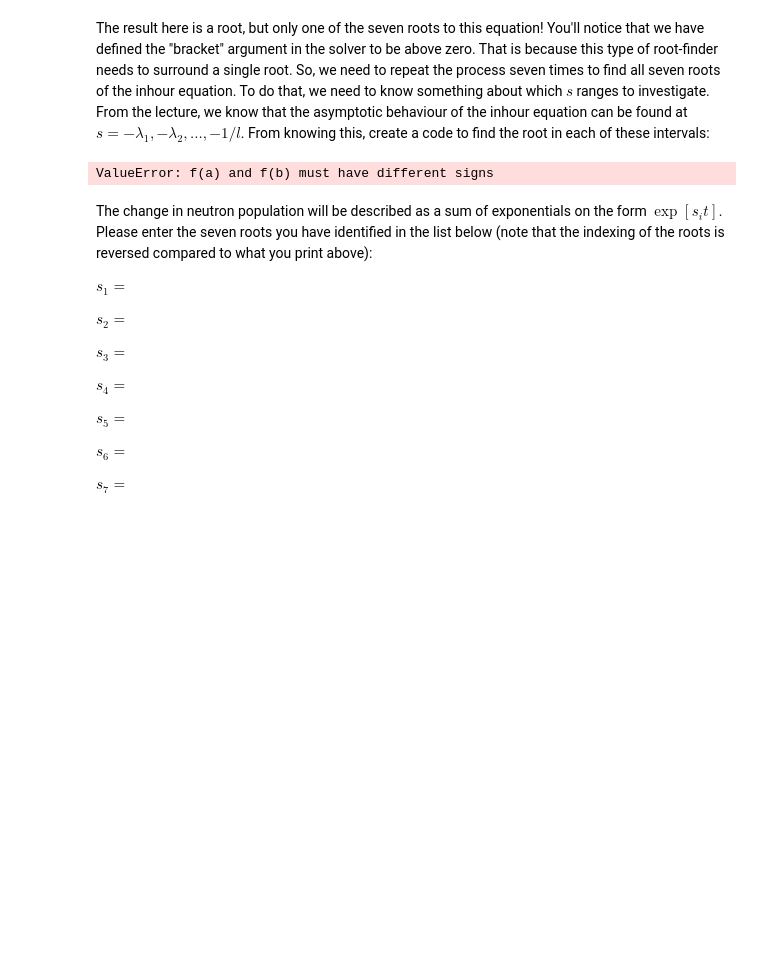
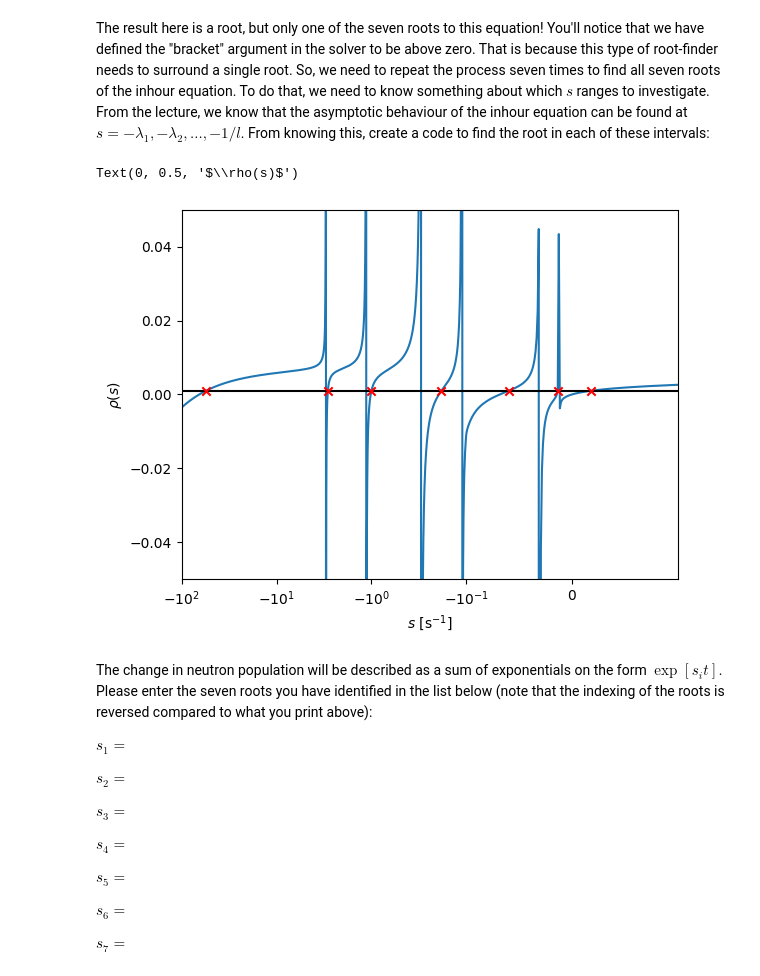
Before and after one commit to MalteHanse/RFP, a Jupyter notebook: Datalabs/Datalab08/8-Reactor_kinetics.ipynb, the cells around one changed output. Cells and saved outputs as stored; diff of their text form; code cells hidden in the pictures; blank space fills up the shorter version.

```diff
--- a/Datalabs/Datalab08/8-Reactor_kinetics.ipynb
+++ b/Datalabs/Datalab08/8-Reactor_kinetics.ipynb
@@ -517,18 +515,37 @@ The result here is a root, but only one of the seven roots to this equation! You
 # %%
 bracket_limits = [-1./l, -lambda_six_gr[5], -lambda_six_gr[4], -lambda_six_gr[3], -lambda_six_gr[2], -lambda_six_gr[1], -lambda_six_gr[0]]
 
 
 solution = [None]*len(bracket_limits)    ## we are looking for seven roots
 
-for i, limit in enumerate(bracket_limits):
-    solution = optimize.root_scalar(inhour_shifted, args=(l, beta_six_gr, lambda_six_gr, rho_0), bracket=[limit + 1e-9, 0], method='brentq')
-    print(solution)
+for i in range(len(bracket_limits)):
+    if i < (len(bracket_limits) - 1):
+        sol = optimize.root_scalar(inhour_shifted, args=(l, beta_six_gr, lambda_six_gr, rho_0), bracket=[bracket_limits[i] + 1e-9, bracket_limits[i+1] - 1e-9], method='brentq')
+
+    else:
+        sol = optimize.root_scalar(inhour_shifted, args=(l, beta_six_gr, lambda_six_gr, rho_0), bracket=[bracket_limits[i] + 1e-9, 1], method='brentq')
+    solution[i] = sol.root
 
 ## Enter your code for looping over the bracket intervals and finding the root in each.
 
+
+inhour_plot = six_group_inhour(s, l, beta_six_gr, lambda_six_gr)
+roots = [six_group_inhour(sol, l, beta_six_gr, lambda_six_gr) for sol in solution]
+
+plt.plot(s, inhour_plot)
+plt.scatter(solution, roots, marker="x", c="red", zorder=10)
+plt.hlines(y=0.001, xmin=-10000, xmax=10, color="k")
+
+plt.ylim(-0.05, 0.05)
+plt.xlim(-100, 0.1)
+plt.xscale('symlog', linthresh=0.1)
+
+plt.xlabel('$s$ [s$^{-1}$]')
+plt.ylabel(r'$\rho(s)$')
 ## Print out the solution
 # %% [output]
-ValueError: f(a) and f(b) must have different signs
+Text(0, 0.5, '$\\rho(s)$')
+[figure, added]
 # %% [markdown]
 The change in neutron population will be described as a sum of exponentials on the form $\exp[s_i t]$. Please enter the seven roots you have identified in the list below (note that the indexing of the roots is reversed compared to what you print above):
 
```
Also changed, not shown: parts of 8 cells of this notebook.
